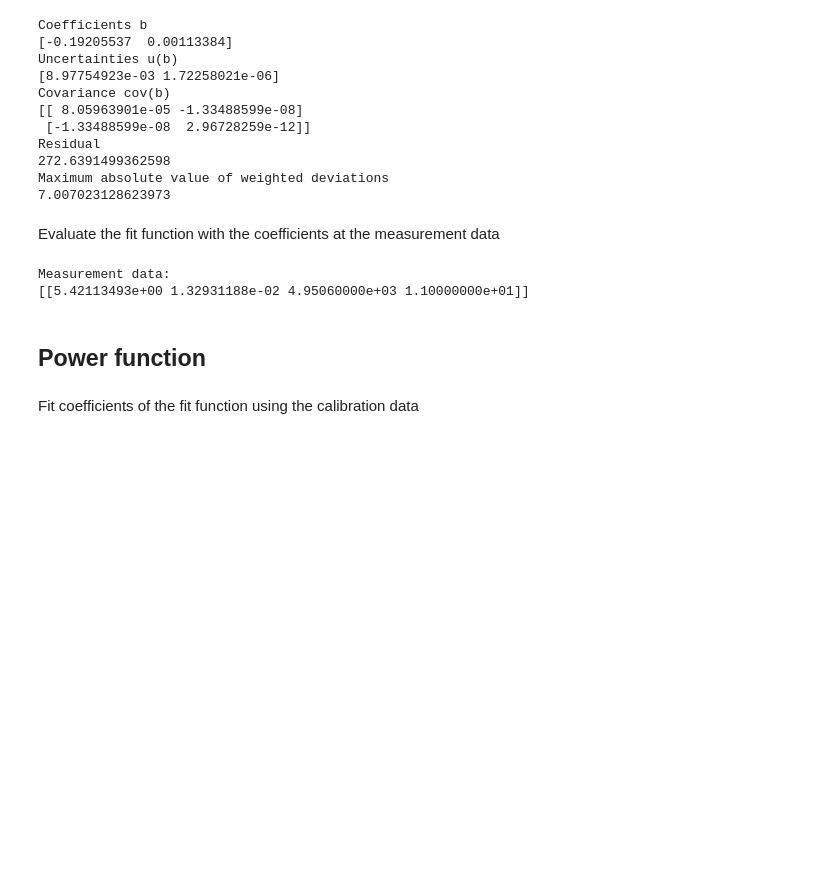
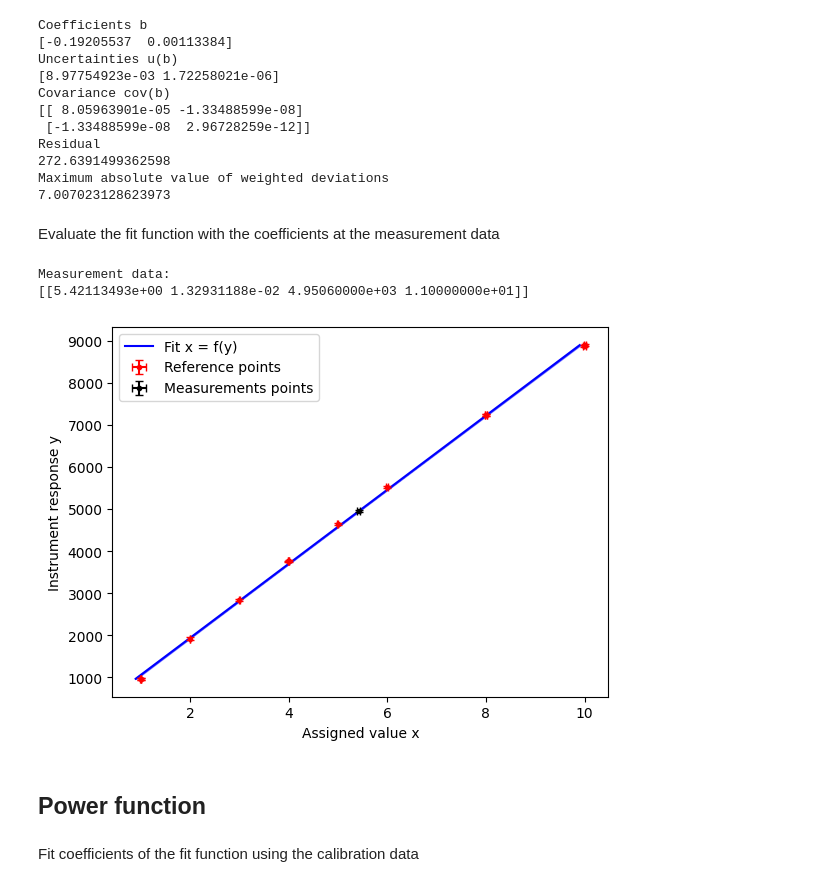
Before and after one commit to wollmich/metas-b-least, a Jupyter notebook: metas_b_least/Example_B_LEAST_3.ipynb, the cells around one changed output. Saved outputs shown, nothing was run; the diff lists cells and outputs as text; code cells hidden in the pictures; blank space fills up the shorter version.

```diff
--- a/metas_b_least/Example_B_LEAST_3.ipynb
+++ b/metas_b_least/Example_B_LEAST_3.ipynb
@@ -51,6 +51,10 @@ b_disp_meas_results(x1, x1_cov,meas_data)
 # %% [output]
 Measurement data:
 [[5.42113493e+00 1.32931188e-02 4.95060000e+03 1.10000000e+01]]
+# %%
+b_plot(cal_data, meas_data, b1, b1_cov, b_linear_func)
+# %% [output]
+[figure, added]
 # %% [markdown]
 ## Power function
 # %% [markdown]
```
Also changed, not shown: parts of 3 cells of this notebook, 4 other files.
